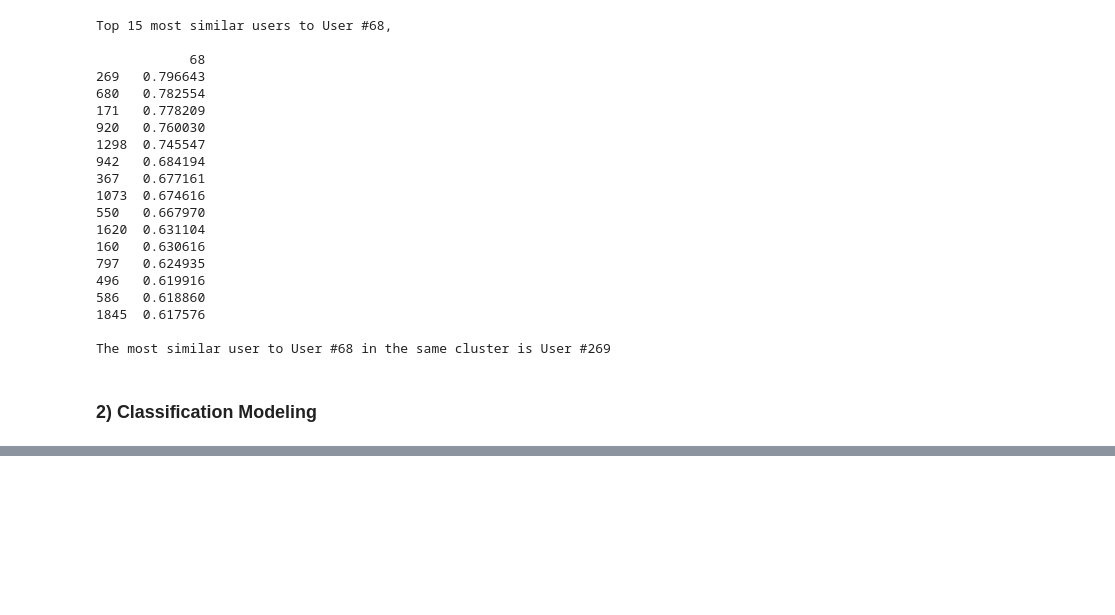
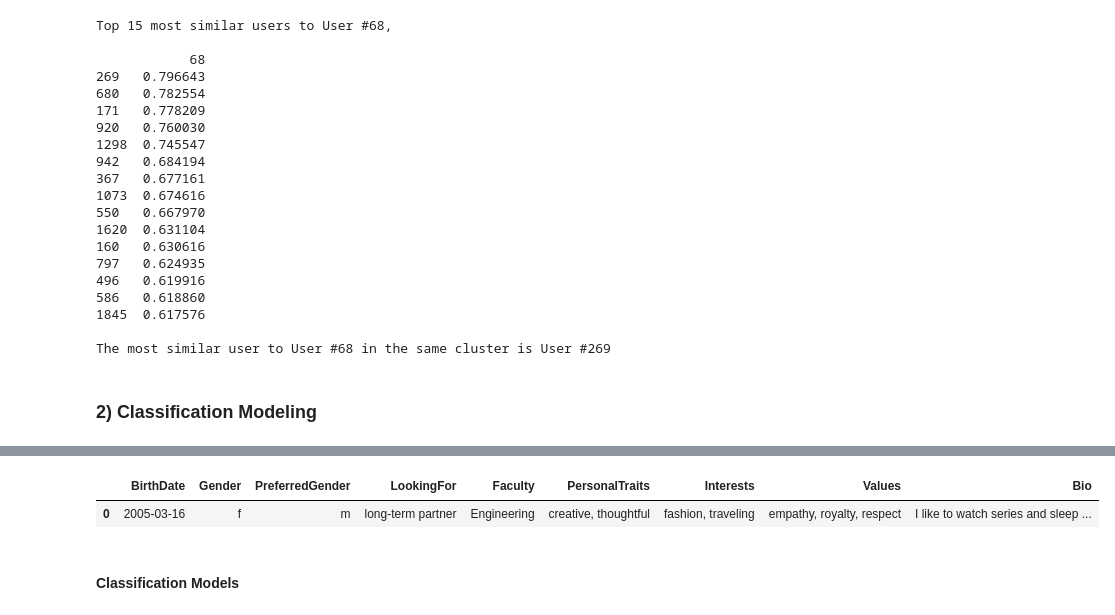
Before and after one commit to KhopSun/DatingApp_MatchMaking, a Jupyter notebook: Workspace.ipynb, the cells around one changed output, grey strips where cells are left out. Saved outputs shown, nothing was run; the diff lists cells and outputs as text; code cells hidden in the pictures; blank space fills up the shorter version.

Commit message:
creating a new user for classification models

```diff
--- a/Workspace.ipynb
+++ b/Workspace.ipynb
@@ -1290,0 +1306,32 @@ The most similar user to User #68 in the same cluster is User #269
+# %%
+def CreateNewUser(BirthDate, Gender, PreferredGender, LookingFor, Faculty, PersonalTraits, Interests, Values, Bio):
+    return pd.DataFrame(
+        {
+            'BirthDate': [BirthDate],
+            'Gender': [Gender],
+            'PreferredGender': [PreferredGender],
+            'LookingFor': [LookingFor],
+            'Faculty': [Faculty],
+            'PersonalTraits': [PersonalTraits],
+            'Interests': [Interests],
+            'Values': [Values],
+            'Bio': [Bio]
+        }
+    )
+# %%
+NewUser = CreateNewUser("2005-03-16",
+                        "f", "m",
+                        "long-term partner",
+                        "Engineering",
+                        "creative, thoughtful",
+                        "fashion, traveling",
+                        "empathy, royalty, respect",
+                        "I like to watch series and sleep late."
+                        )
+# %%
+NewUser
+# %% [output]
+|  | BirthDate | Gender | PreferredGender | LookingFor | Faculty | PersonalTraits | Interests | Values | Bio |
+| 0 | 2005-03-16 | f | m | long-term partner | Engineering | creative, thoughtful | fashion, traveling | empathy, royalty, respect | I like to watch series and sleep ... |
+# %% [markdown]
+#### Classification Models
```
Also changed, not shown: parts of 4 cells of this notebook.
